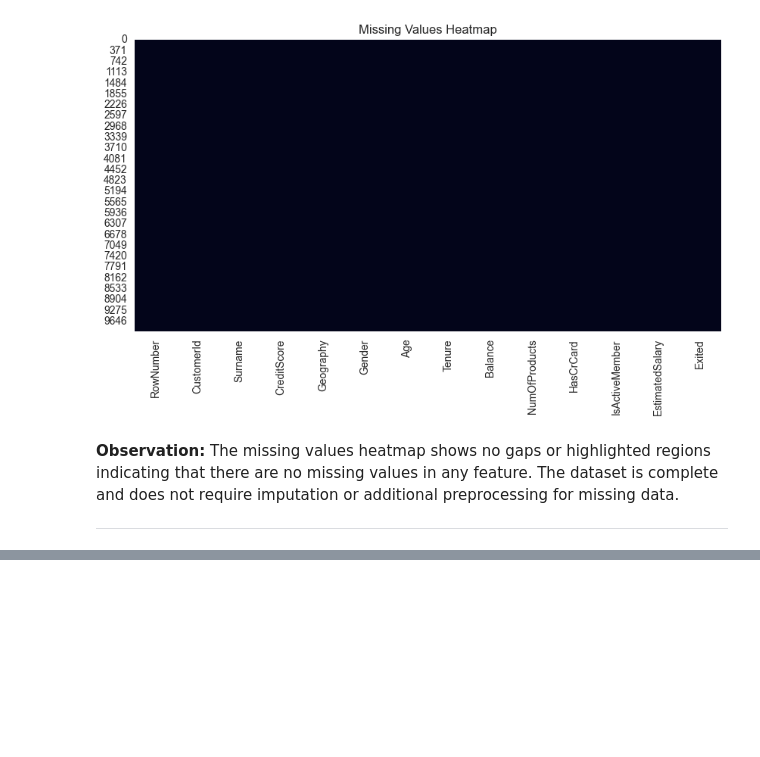
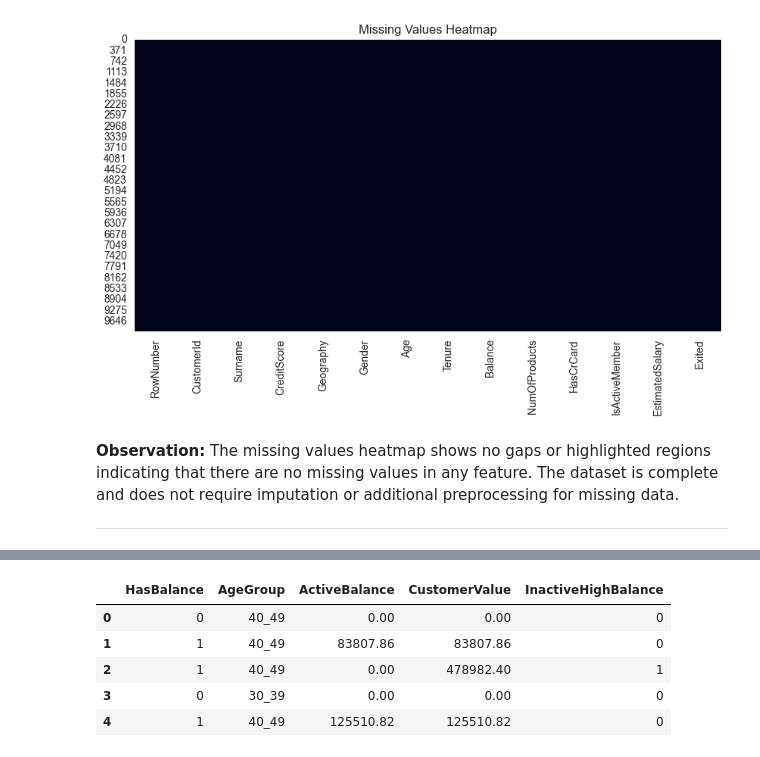
Before and after one commit to itsWesam/SWE485-Project-Group4, a Jupyter notebook: Phase1_Data_Exploration.ipynb, the cells around one changed output, grey strips where cells are left out. Saved outputs shown, nothing was run; the diff lists cells and outputs as text; code cells hidden in the pictures; blank space fills up the shorter version.

```diff
--- a/Phase1_Data_Exploration.ipynb
+++ b/Phase1_Data_Exploration.ipynb
@@ -633,0 +703,16 @@ plt.show()
+# %%
+print('Missing values before handling:')
+print(df.isnull().sum())
+print('Duplicate rows before handling:', df.duplicated().sum())
+
+for col in df.columns:
+    if pd.api.types.is_numeric_dtype(df[col]):
+        df[col] = df[col].fillna(df[col].median())
+    else:
+        df[col] = df[col].fillna(df[col].mode()[0])
+
+df = df.drop_duplicates().reset_index(drop=True)
+
+print('Missing values after handling:')
+print(df.isnull().sum())
+print('Duplicate rows after handling:', df.duplicated().sum())
@@ -633,0 +756,19 @@ plt.show()
+# %%
+df['HasBalance'] = (df['Balance'] > 0).astype(int)
+
+age_bins = [17, 29, 39, 49, 59, 120]
+age_labels = ['18_29', '30_39', '40_49', '50_59', '60_plus']
+df['AgeGroup'] = pd.cut(df['Age'], bins=age_bins, labels=age_labels)
+
+df['ActiveBalance'] = df['Balance'] * df['IsActiveMember']
+df['CustomerValue'] = df['Balance'] * df['NumOfProducts']
+df['InactiveHighBalance'] = ((df['Balance'] > 0) & (df['IsActiveMember'] == 0)).astype(int)
+
+df[['HasBalance', 'AgeGroup', 'ActiveBalance', 'CustomerValue', 'InactiveHighBalance']].head()
+# %% [output]
+|  | HasBalance | AgeGroup | ActiveBalance | CustomerValue | InactiveHighBalance |
+| 0 | 0 | 40_49 | 0.00 | 0.00 | 0 |
+| 1 | 1 | 40_49 | 83807.86 | 83807.86 | 0 |
+| 2 | 1 | 40_49 | 0.00 | 478982.40 | 1 |
+| 3 | 0 | 30_39 | 0.00 | 0.00 | 0 |
+| 4 | 1 | 40_49 | 125510.82 | 125510.82 | 0 |
```
Also changed, not shown: parts of 11 cells of this notebook.
